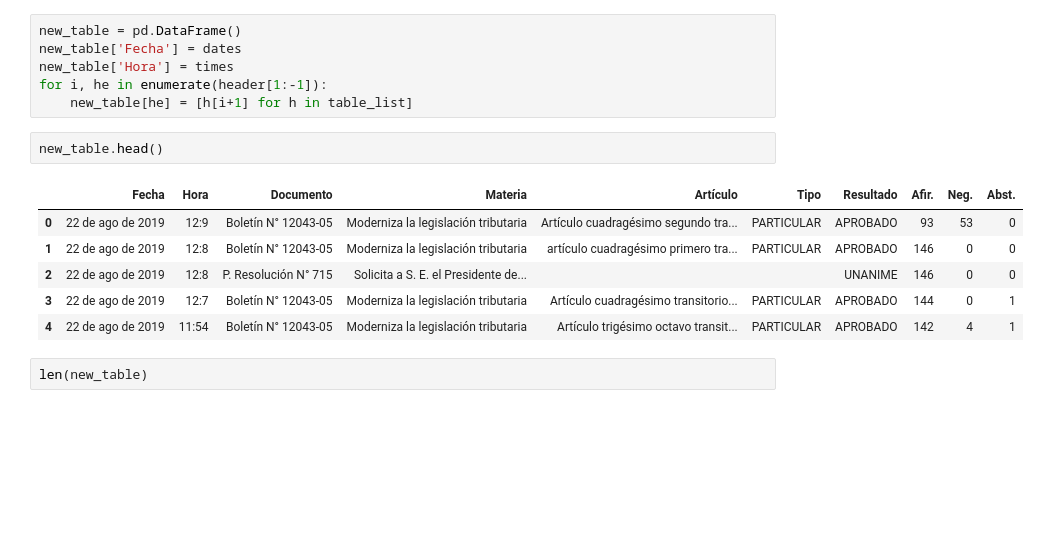
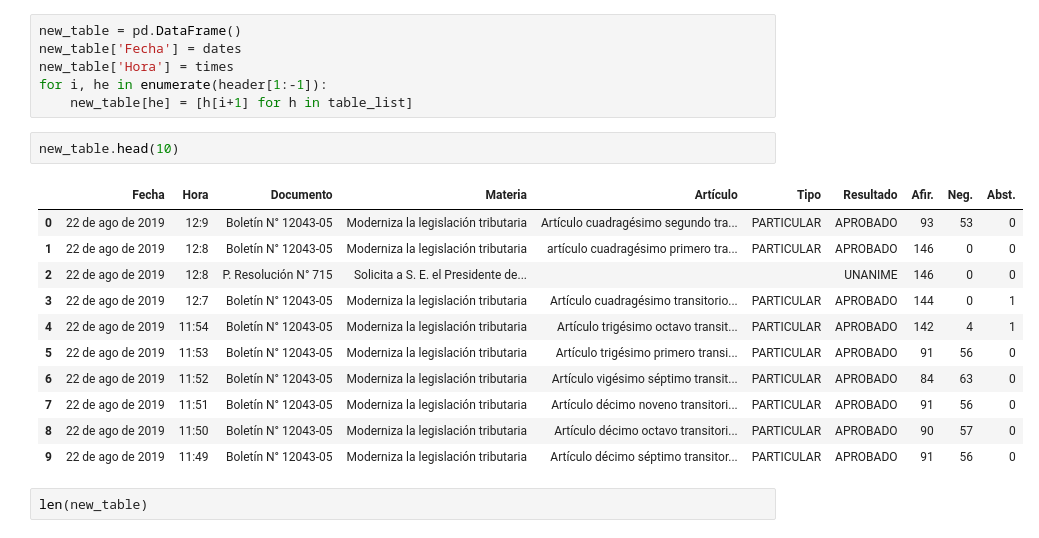
Before and after one commit to DanielOrtegaCar/DataScience1, a Jupyter notebook: 1-WebScraping/webScraping.ipynb, the cells around one changed output. Drawn from its saved outputs; the diff is of its cells as text; blank space fills up the shorter version.

```diff
--- a/1-WebScraping/webScraping.ipynb
+++ b/1-WebScraping/webScraping.ipynb
@@ -252,14 +261,19 @@ new_table['Hora'] = times
 for i, he in enumerate(header[1:-1]):
     new_table[he] = [h[i+1] for h in table_list]
 # %%
-new_table.head()
+new_table.head(10)
 # %% [output]
 |  | Fecha | Hora | Documento | Materia | Artículo | Tipo | Resultado | Afir. | Neg. | Abst. |
 | 0 | 22 de ago de 2019 | 12:9 | Boletín N° 12043-05 | Moderniza la legislación tributaria | Artículo cuadragésimo segundo tra... | PARTICULAR | APROBADO | 93 | 53 | 0 |
 | 1 | 22 de ago de 2019 | 12:8 | Boletín N° 12043-05 | Moderniza la legislación tributaria | artículo cuadragésimo primero tra... | PARTICULAR | APROBADO | 146 | 0 | 0 |
 | 2 | 22 de ago de 2019 | 12:8 | P. Resolución N° 715 | Solicita a S. E. el Presidente de... |  |  | UNANIME | 146 | 0 | 0 |
 | 3 | 22 de ago de 2019 | 12:7 | Boletín N° 12043-05 | Moderniza la legislación tributaria | Artículo cuadragésimo transitorio... | PARTICULAR | APROBADO | 144 | 0 | 1 |
 | 4 | 22 de ago de 2019 | 11:54 | Boletín N° 12043-05 | Moderniza la legislación tributaria | Artículo trigésimo octavo transit... | PARTICULAR | APROBADO | 142 | 4 | 1 |
+| 5 | 22 de ago de 2019 | 11:53 | Boletín N° 12043-05 | Moderniza la legislación tributaria | Artículo trigésimo primero transi... | PARTICULAR | APROBADO | 91 | 56 | 0 |
+| 6 | 22 de ago de 2019 | 11:52 | Boletín N° 12043-05 | Moderniza la legislación tributaria | Artículo vigésimo séptimo transit... | PARTICULAR | APROBADO | 84 | 63 | 0 |
+| 7 | 22 de ago de 2019 | 11:51 | Boletín N° 12043-05 | Moderniza la legislación tributaria | Artículo décimo noveno transitori... | PARTICULAR | APROBADO | 91 | 56 | 0 |
+| 8 | 22 de ago de 2019 | 11:50 | Boletín N° 12043-05 | Moderniza la legislación tributaria | Artículo décimo octavo transitori... | PARTICULAR | APROBADO | 90 | 57 | 0 |
+| 9 | 22 de ago de 2019 | 11:49 | Boletín N° 12043-05 | Moderniza la legislación tributaria | Artículo décimo séptimo transitor... | PARTICULAR | APROBADO | 91 | 56 | 0 |
 # %%
 len(new_table)
 # %% [output]
```
Also changed, not shown: parts of 21 cells of this notebook, 1 other file.
